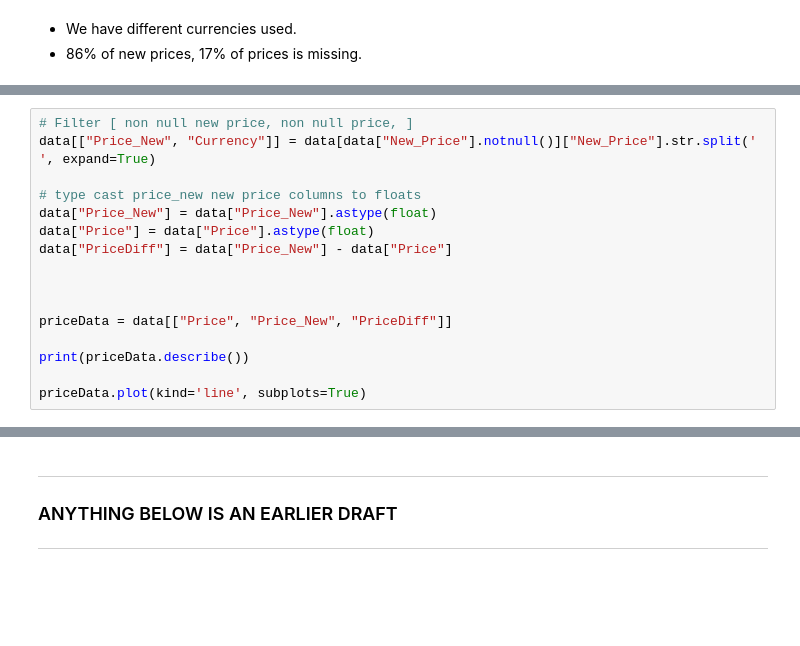
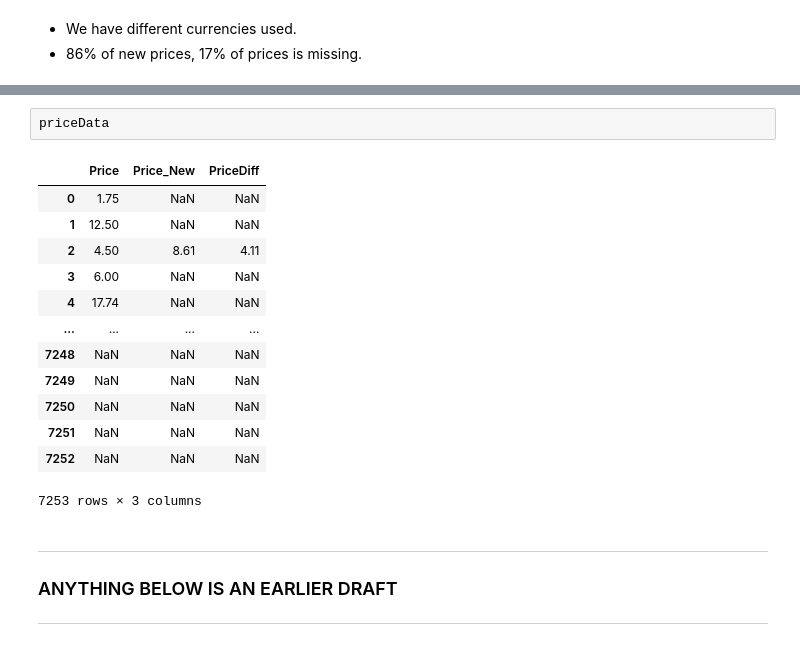
Before and after one commit to safakan/CCTB_repo_safak_atakan_celik, a Jupyter notebook: DEA113/Assignment4/Assignment4_EDA_Kaggle.ipynb, the cells around one changed output, grey strips where cells are left out. Drawn from its saved outputs; the diff is of its cells as text; blank space fills up the shorter version.

```diff
--- a/DEA113/Assignment4/Assignment4_EDA_Kaggle.ipynb
+++ b/DEA113/Assignment4/Assignment4_EDA_Kaggle.ipynb
@@ -207,16 +204,0 @@ data.
-# %%
-# Filter [ non null new price, non null price, ]
-data[["Price_New", "Currency"]] = data[data["New_Price"].notnull()]["New_Price"].str.split(' ', expand=True)
-
-# type cast price_new new price columns to floats
-data["Price_New"] = data["Price_New"].astype(float)
-data["Price"] = data["Price"].astype(float)
-data["PriceDiff"] = data["Price_New"] - data["Price"]
-
-
-
-priceData = data[["Price", "Price_New", "PriceDiff"]]
-
-print(priceData.describe())
-
-priceData.plot(kind='line', subplots=True)
@@ -232,6 +222,22 @@ plt.title('Price vs PriceNew')
 plt.show()
 # %% [output]
 [figure]
+# %%
+priceData
+# %% [output]
+|  | Price | Price_New | PriceDiff |
+| 0 | 1.75 | NaN | NaN |
+| 1 | 12.50 | NaN | NaN |
+| 2 | 4.50 | 8.61 | 4.11 |
+| 3 | 6.00 | NaN | NaN |
+| 4 | 17.74 | NaN | NaN |
+| ... | ... | ... | ... |
+| 7248 | NaN | NaN | NaN |
+| 7249 | NaN | NaN | NaN |
+| 7250 | NaN | NaN | NaN |
+| 7251 | NaN | NaN | NaN |
+| 7252 | NaN | NaN | NaN |
+7253 rows × 3 columns
 # %% [markdown]
 ---
 
```
Also changed, not shown: parts of 4 cells of this notebook.
